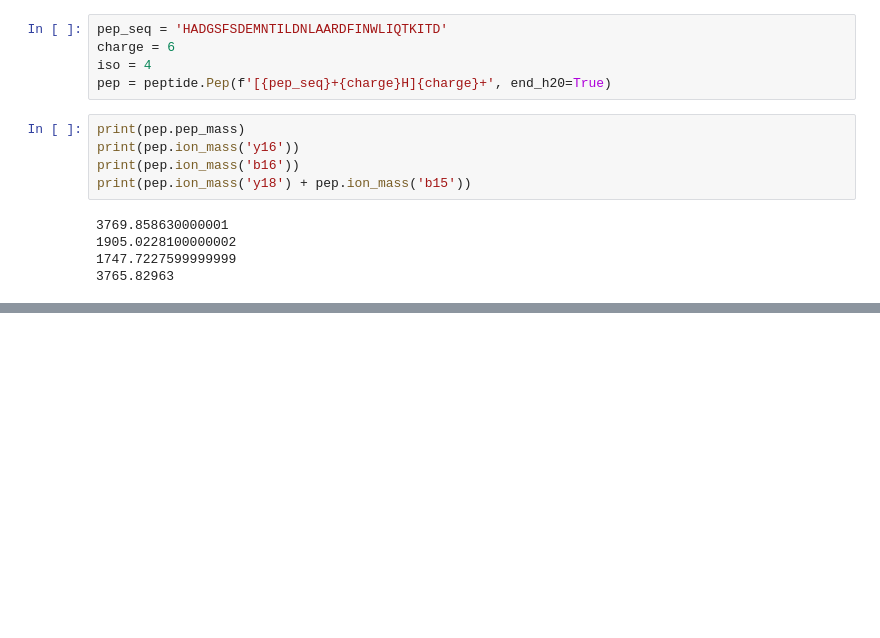
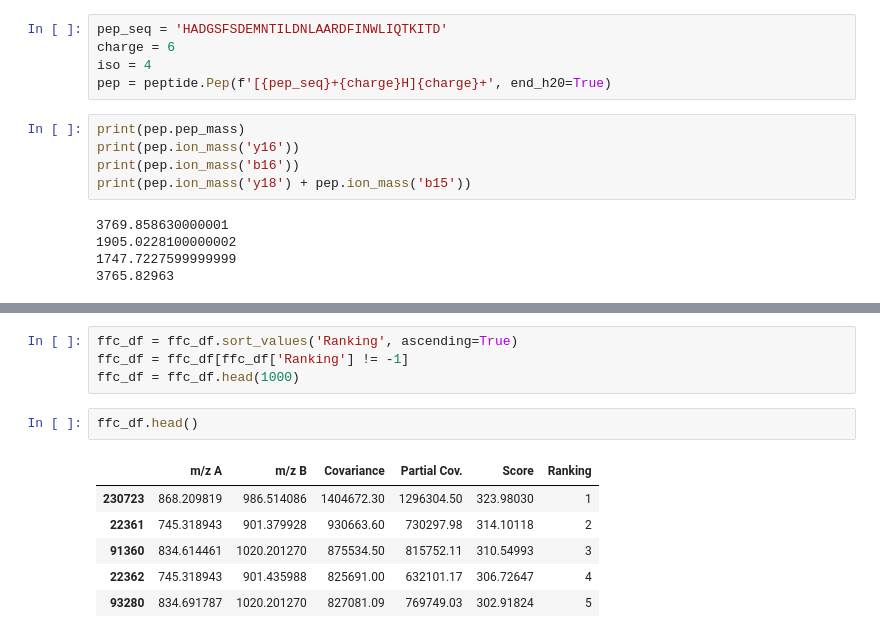
Before and after one commit to Kevinxsn/2D_spec_dict, a Jupyter notebook: long_peptide/analysis.ipynb, the cells around one changed output, grey strips where cells are left out. Saved outputs shown, nothing was run; the diff lists cells and outputs as text; blank space fills up the shorter version.

```diff
--- a/long_peptide/analysis.ipynb
+++ b/long_peptide/analysis.ipynb
@@ -390,0 +425,13 @@ print(pep.ion_mass('y18') + pep.ion_mass('b15'))
+# %%
+ffc_df = ffc_df.sort_values('Ranking', ascending=True)
+ffc_df = ffc_df[ffc_df['Ranking'] != -1]
+ffc_df = ffc_df.head(1000)
+# %%
+ffc_df.head()
+# %% [output]
+|  | m/z A | m/z B | Covariance | Partial Cov. | Score | Ranking |
+| 230723 | 868.209819 | 986.514086 | 1404672.30 | 1296304.50 | 323.98030 | 1 |
+| 22361 | 745.318943 | 901.379928 | 930663.60 | 730297.98 | 314.10118 | 2 |
+| 91360 | 834.614461 | 1020.201270 | 875534.50 | 815752.11 | 310.54993 | 3 |
+| 22362 | 745.318943 | 901.435988 | 825691.00 | 632101.17 | 306.72647 | 4 |
+| 93280 | 834.691787 | 1020.201270 | 827081.09 | 769749.03 | 302.91824 | 5 |
```
Also changed, not shown: parts of 9 cells of this notebook, 14 other files.
